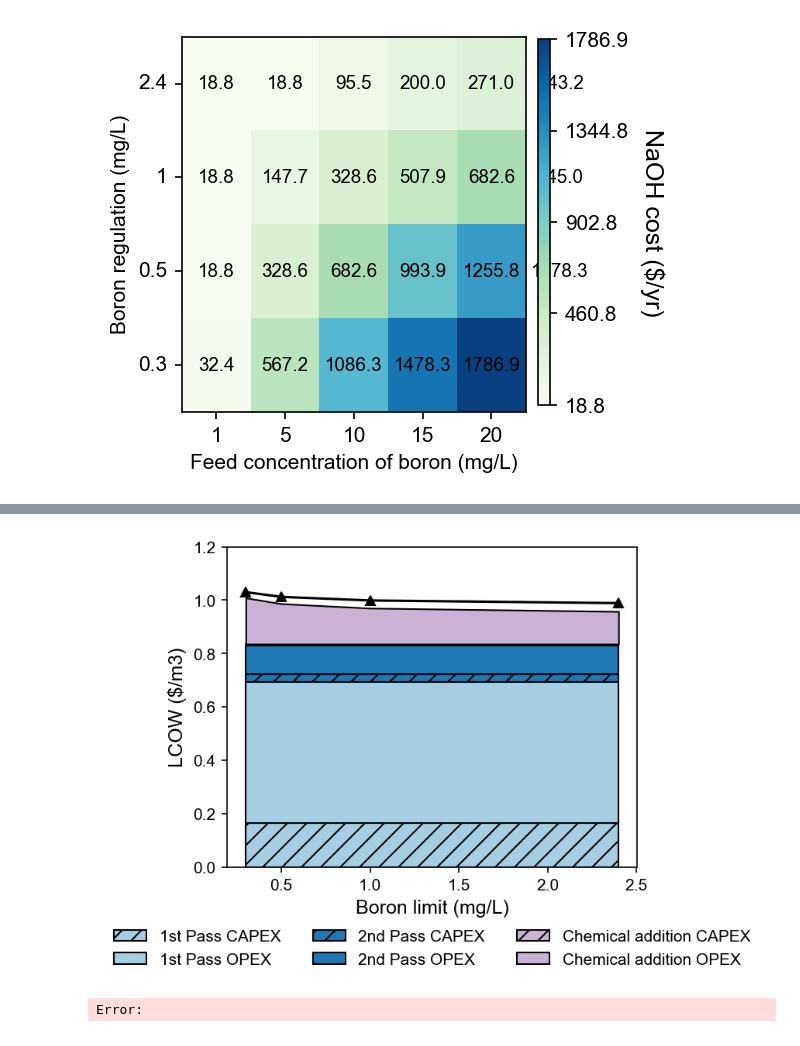
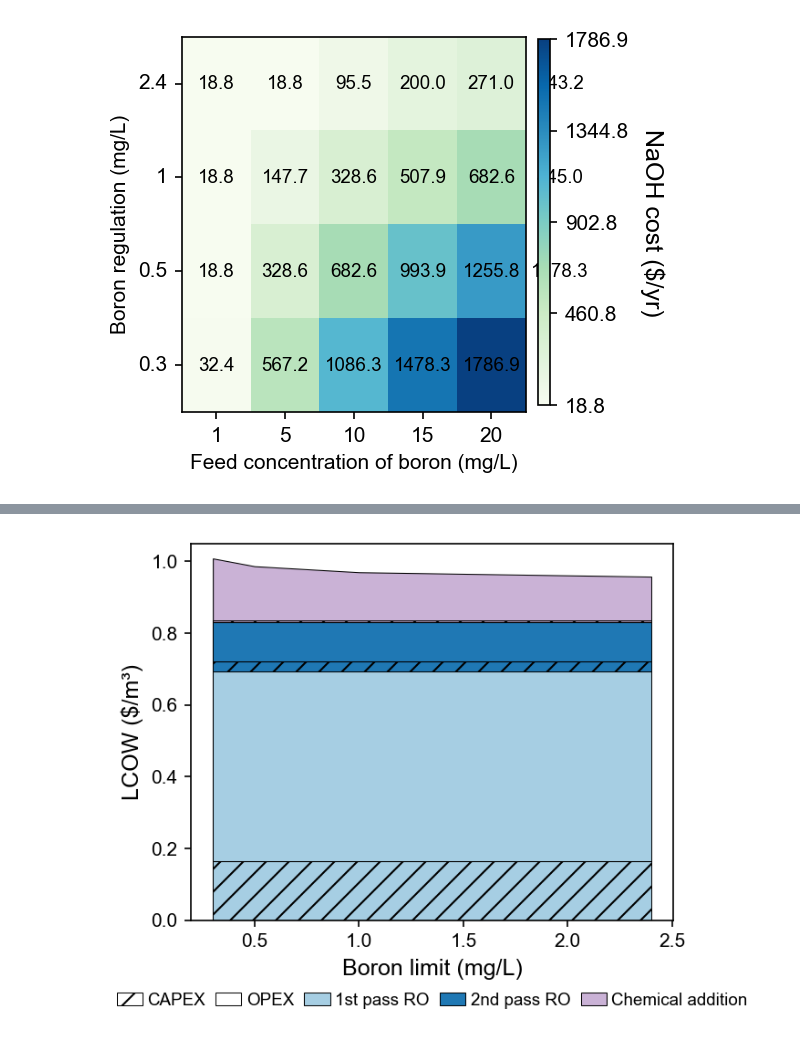
Before and after one commit to savannahsakhai/watertap, a Jupyter notebook: watertap/examples/flowsheets/boron_removal/sweep_plots.ipynb, the cells around one changed output, grey strips where cells are left out. Drawn from its saved outputs; the diff is of its cells as text; code cells hidden in the pictures.

Commit message:
plotting updates

```diff
--- a/watertap/examples/flowsheets/boron_removal/sweep_plots.ipynb
+++ b/watertap/examples/flowsheets/boron_removal/sweep_plots.ipynb
@@ -783,45 +780,71 @@ Error:
 # %%
-data1 = data[(data["# boron_feed"] == 5/1000) ]
+data1 = data[(data["# boron_feed"] == 5/1000)]
 Q = data1["Product water"]
+elec_usage = data1["P1 Capital Cost"] / (data1["P1 Capital Cost"] + data1["P2 Capital Cost"])
 
-elec_usage = data1["P1 Capital Cost"] /(data1["P1 Capital Cost"]+data1["P2 Capital Cost"])
-labels = ["1st Pass CAPEX","1st Pass OPEX","2nd Pass CAPEX","2nd Pass OPEX","Chemical addition CAPEX","Chemical addition OPEX"]
+x = data1["boron_limit"] * 1000
 
-x = data1["boron_limit"]*1000
+y1 = (f_crf*data1["P1 Capital Cost"] + f_crf*data1["RO1 Capital Cost"]) / (f_util*Q)
+y2 = (data1["Electric cost"]*elec_usage + data1["RO1 Fixed Operating Cost"] + data1["Chem and Main"]*(1/3)) / (f_util*Q)
+y3 = (f_crf*data1["P2 Capital Cost"] + f_crf*data1["RO2 Capital Cost"]) / (f_util*Q)
+y4 = (data1["Electric cost"]*(1-elec_usage) + data1["RO2 Fixed Operating Cost"] + data1["Chem and Main"]*(1/3)) / (f_util*Q)
+y5 = (f_crf*data1["M2 Capital Cost"] + f_crf*data1["M1 Capital Cost"]) / (f_util*Q)
+y6 = (data1["NaOH cost"] + data1["HCl cost"] + data1["Chem and Main"]*(1/3)) / (f_util*Q)
 
-y1 = (f_crf*data1["P1 Capital Cost"] + f_crf*data1["RO1 Capital Cost"])/(f_util*Q)
-y2 = (data1["Electric cost"]*elec_usage + data1["RO1 Fixed Operating Cost"] + data1["Chem and Main"]*(1/3))/(f_util*Q)
+y      = np.vstack([y1, y2, y3, y4, y5, y6])
+colors  = [color_list[0], color_list[0], color_list[1], color_list[1], color_list[8], color_list[8]]
+hatches = ['//',           None,           '//',           None,           '//',           None]
 
-y3 = (f_crf*data1["P2 Capital Cost"] + f_crf*data1["RO2 Capital Cost"])/(f_util*Q)
-y4 = (data1["Electric cost"]*(1-elec_usage) + data1["RO2 Fixed Operating Cost"]+ data1["Chem and Main"]*(1/3))/(f_util*Q)
-
-y5 = (f_crf*data1["M2 Capital Cost"] + f_crf*data1["M1 Capital Cost"])/(f_util*Q)
-y6 = (data1["NaOH cost"] + data1["HCl cost"]+ data1["Chem and Main"]*(1/3))/(f_util*Q)
-
-y = np.vstack([y1,y2,y3,y4,y5,y6])
-colors=[color_list[0],color_list[0],color_list[1],color_list[1],color_list[8],color_list[8]]
-hatches = ['//', None, '//',None, '//',None]
 bottom = np.zeros_like(x)
 
 fig = figureGenerator()
-fig.init_figure(width=3.25*1.4,
-                height=3.25*1.1,)
+fig.init_figure(width=3.25*1.4, height=3.25*1.1)
 
 for i, layer in enumerate(y):
-    plt.fill_between(x, bottom, bottom + layer, label=labels[i],
-                        color=colors[i], hatch=hatches[i], edgecolor="black")
+    plt.fill_between(x, bottom, bottom + layer,
+                     facecolor=colors[i],
+                     hatch=hatches[i],
+                     edgecolor='black',
+                     linewidth=0.5)
     bottom += layer
-plt.plot(x,data1["LCOW"],color='black', linestyle='-', marker='^')
-plt.legend(loc="upper center", bbox_to_anchor=(0.5, -0.15), ncol=3, frameon=False)
-plt.ylabel("LCOW ($/m3)")
+
+# --- Color handles: one per unit ---
+color_handles = [
+    mpatches.Patch(facecolor=color_list[0], edgecolor='black', linewidth=0.5, label='1st pass RO'),
+    mpatches.Patch(facecolor=color_list[1], edgecolor='black', linewidth=0.5, label='2nd pass RO'),
+    mpatches.Patch(facecolor=color_list[8], edgecolor='black', linewidth=0.5, label='Chemical addition'),
+]
+
+# --- Hatch handles: one per cost type ---
+hatch_handles = [
+    mpatches.Patch(facecolor='white', edgecolor='black', hatch='//', linewidth=0.5, label='CAPEX'),
+    mpatches.Patch(facecolor='white', edgecolor='black', hatch='',   linewidth=0.5, label='OPEX'),
+]
+
+# Combine into a single row — add a blank separator entry between the two groups
+separator = mpatches.Patch(visible=False, label='')  # invisible spacer
+
+all_handles = hatch_handles + color_handles
+
+plt.legend(
+    handles=all_handles,
+    loc='upper center',
+    bbox_to_anchor=(0.5, -0.15),
+    ncol=len(all_handles),
+    frameon=False,
+    fontsize=9,
+    handlelength=1.5,      # length of the colored patch (default 2.0)
+    handletextpad=0.3,     # gap between patch and its label (default 0.8)
+    columnspacing=0.6,     # gap between columns (default 2.0)
+)
+
+plt.ylabel("LCOW ($/m³)")
 plt.xlabel("Boron limit (mg/L)")
-plt.ylim([0,1.2])
-
+plt.ylim([0, 1.05])
 plt.savefig("LCOW_breakdown_overall_boronreg", dpi=600, bbox_inches='tight')
 plt.show()
 # %% [output]
-[figure, old version]
+[figure, new version]
-Error:
 # %%
 # data1 = data[(data["# boron_feed"] == 5/1000) ]
 # Q = data1["Product water"]
```
Also changed, not shown: parts of 15 cells of this notebook, 5 other files.
